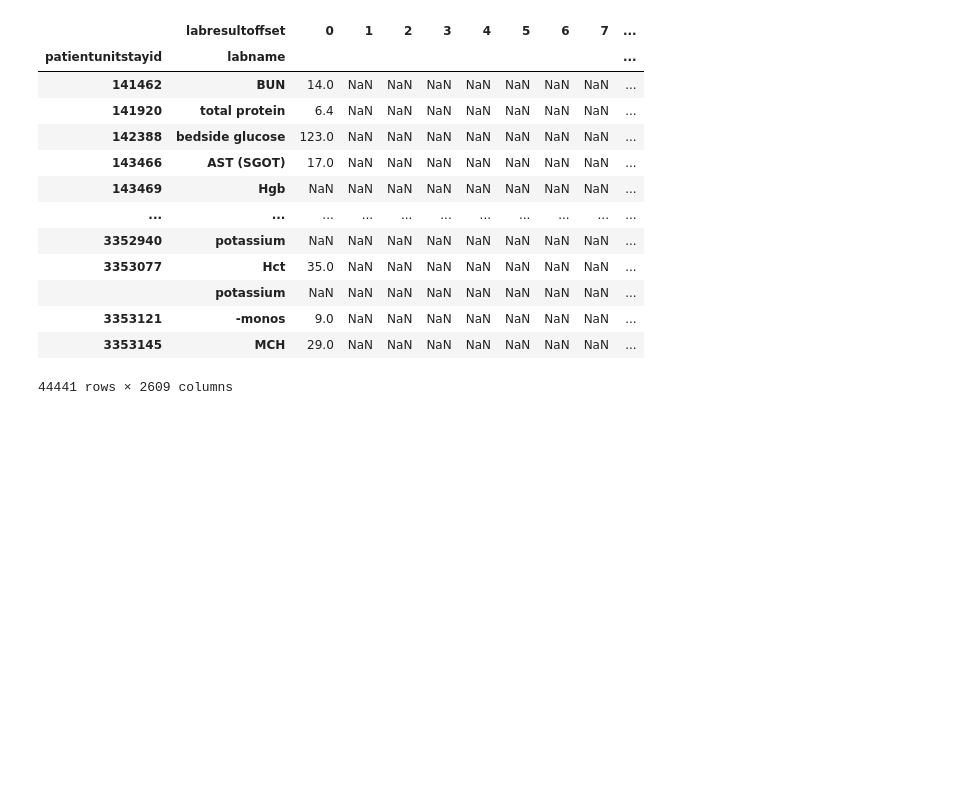
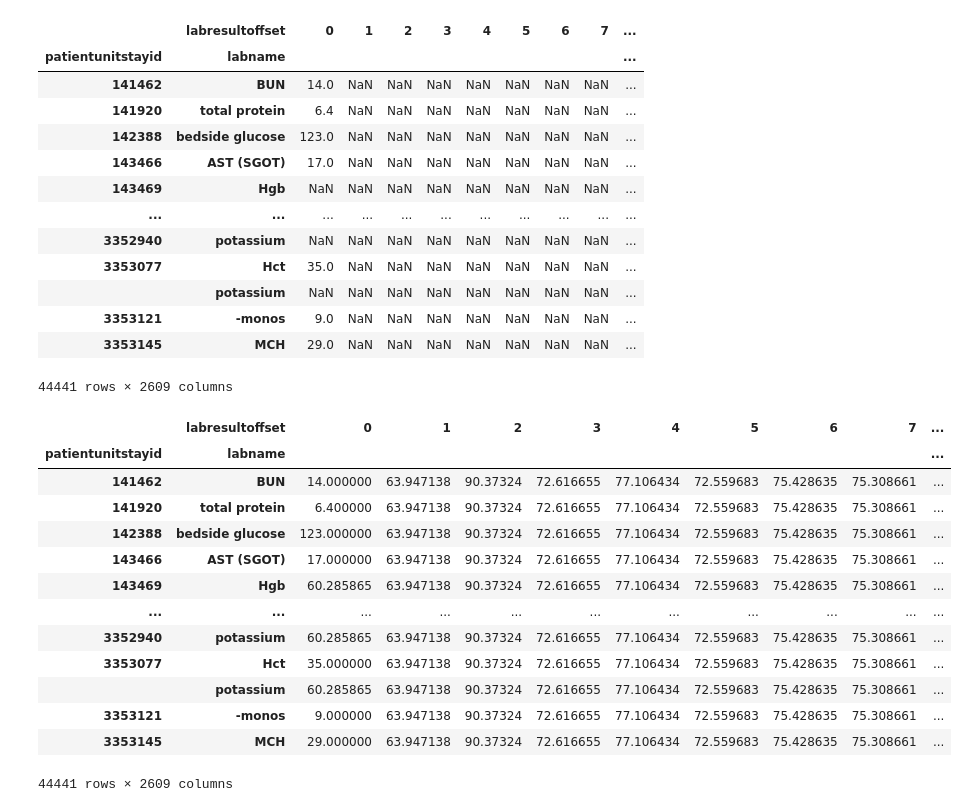
Before and after one commit to Tonry12/Data_joyx2, a Jupyter notebook: Sepsis_eICU_DATA.ipynb, the cells around one changed output. Drawn from its saved outputs; the diff is of its cells as text; code cells hidden in the pictures; blank space fills up the shorter version.

```diff
--- a/Sepsis_eICU_DATA.ipynb
+++ b/Sepsis_eICU_DATA.ipynb
@@ -812,3 +811,20 @@ finished
 | 3353121 | -monos | 9.0 | NaN | NaN | NaN | NaN | NaN | NaN | NaN | ... |
 | 3353145 | MCH | 29.0 | NaN | NaN | NaN | NaN | NaN | NaN | NaN | ... |
 44441 rows × 2609 columns
+# %%
+finished.fillna(finished.mean(axis=0))
+# %% [output]
+|  | labresultoffset | 0 | 1 | 2 | 3 | 4 | 5 | 6 | 7 | ... |
+| patientunitstayid | labname |  |  |  |  |  |  |  |  | ... |
+| 141462 | BUN | 14.000000 | 63.947138 | 90.37324 | 72.616655 | 77.106434 | 72.559683 | 75.428635 | 75.308661 | ... |
+| 141920 | total protein | 6.400000 | 63.947138 | 90.37324 | 72.616655 | 77.106434 | 72.559683 | 75.428635 | 75.308661 | ... |
+| 142388 | bedside glucose | 123.000000 | 63.947138 | 90.37324 | 72.616655 | 77.106434 | 72.559683 | 75.428635 | 75.308661 | ... |
+| 143466 | AST (SGOT) | 17.000000 | 63.947138 | 90.37324 | 72.616655 | 77.106434 | 72.559683 | 75.428635 | 75.308661 | ... |
+| 143469 | Hgb | 60.285865 | 63.947138 | 90.37324 | 72.616655 | 77.106434 | 72.559683 | 75.428635 | 75.308661 | ... |
+| ... | ... | ... | ... | ... | ... | ... | ... | ... | ... | ... |
+| 3352940 | potassium | 60.285865 | 63.947138 | 90.37324 | 72.616655 | 77.106434 | 72.559683 | 75.428635 | 75.308661 | ... |
+| 3353077 | Hct | 35.000000 | 63.947138 | 90.37324 | 72.616655 | 77.106434 | 72.559683 | 75.428635 | 75.308661 | ... |
+|  | potassium | 60.285865 | 63.947138 | 90.37324 | 72.616655 | 77.106434 | 72.559683 | 75.428635 | 75.308661 | ... |
+| 3353121 | -monos | 9.000000 | 63.947138 | 90.37324 | 72.616655 | 77.106434 | 72.559683 | 75.428635 | 75.308661 | ... |
+| 3353145 | MCH | 29.000000 | 63.947138 | 90.37324 | 72.616655 | 77.106434 | 72.559683 | 75.428635 | 75.308661 | ... |
+44441 rows × 2609 columns
```
Also changed, not shown: parts of 2 cells of this notebook.
